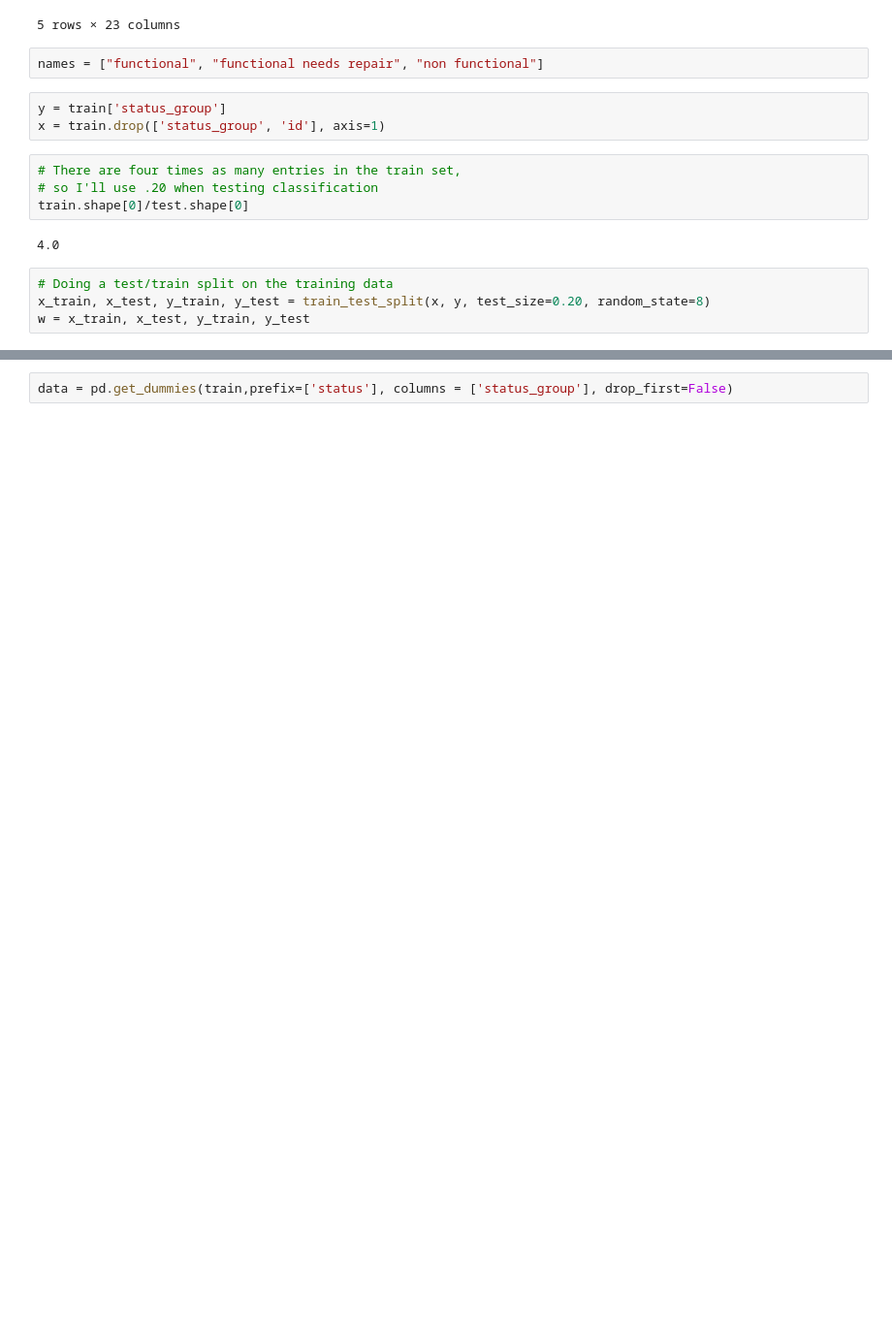
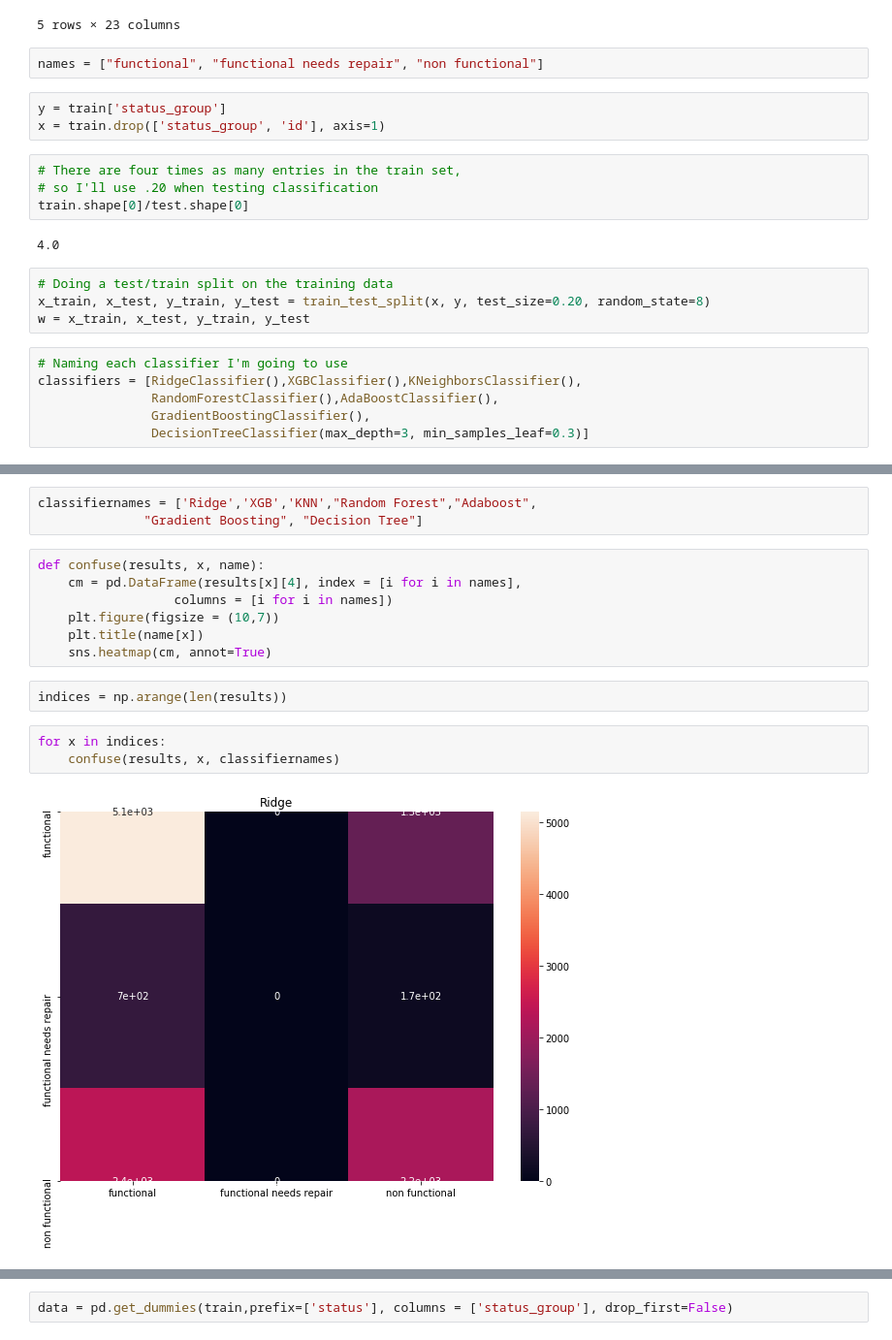
Before and after one commit to aradaha/dsc-mod-3-project-v2-1-onl01-dtsc-ft-052620, a Jupyter notebook: Modeling.ipynb, the cells around one changed output, grey strips where cells are left out. Shown at 97% size. Drawn from its saved outputs; the diff is of its cells as text; blank space fills up the shorter version.

```diff
--- a/Modeling.ipynb
+++ b/Modeling.ipynb
@@ -90,3 +88,9 @@ train.shape[0]/test.shape[0]
 # Doing a test/train split on the training data
 x_train, x_test, y_train, y_test = train_test_split(x, y, test_size=0.20, random_state=8)
 w = x_train, x_test, y_train, y_test
+# %%
+# Naming each classifier I'm going to use
+classifiers = [RidgeClassifier(),XGBClassifier(),KNeighborsClassifier(),
+               RandomForestClassifier(),AdaBoostClassifier(),
+               GradientBoostingClassifier(),
+               DecisionTreeClassifier(max_depth=3, min_samples_leaf=0.3)]
@@ -92,0 +141,17 @@ w = x_train, x_test, y_train, y_test
+# %%
+classifiernames = ['Ridge','XGB','KNN',"Random Forest","Adaboost",
+              "Gradient Boosting", "Decision Tree"]
+# %%
+def confuse(results, x, name):
+    cm = pd.DataFrame(results[x][4], index = [i for i in names],
+                  columns = [i for i in names])
+    plt.figure(figsize = (10,7))
+    plt.title(name[x])
+    sns.heatmap(cm, annot=True)
+# %%
+indices = np.arange(len(results))
+# %%
+for x in indices:
+    confuse(results, x, classifiernames)
+# %% [output]
+[figure, added]
```
Also changed, not shown: parts of 44 cells of this notebook.
